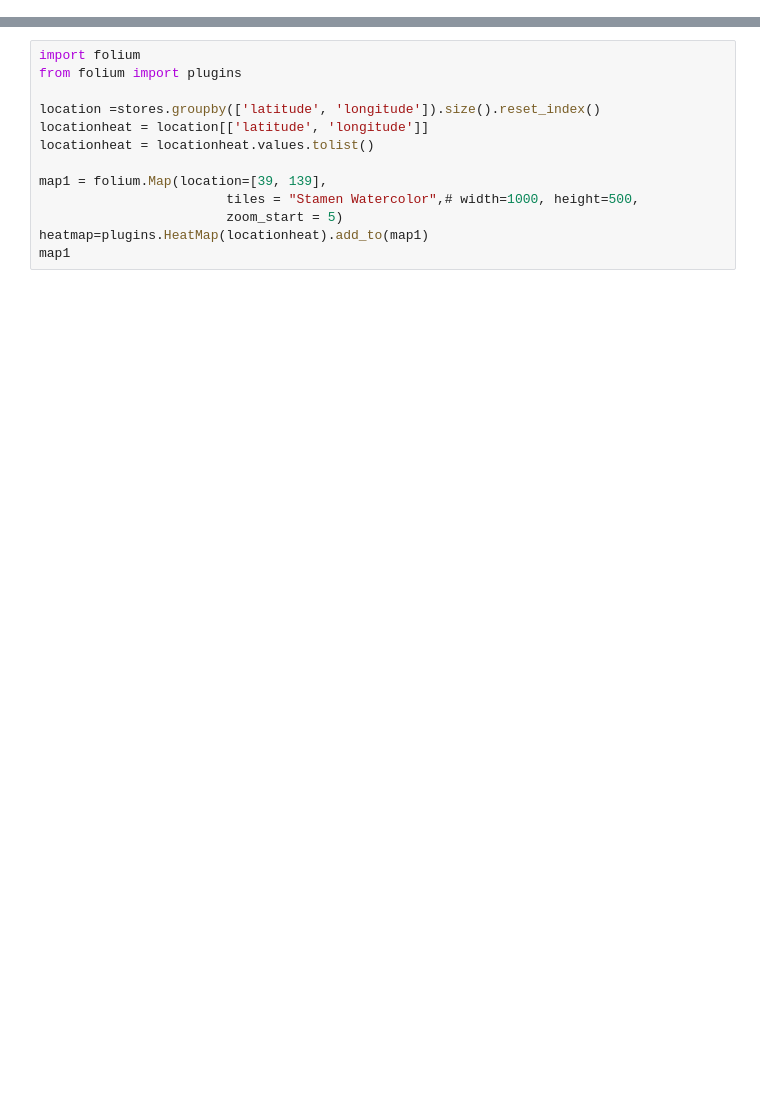
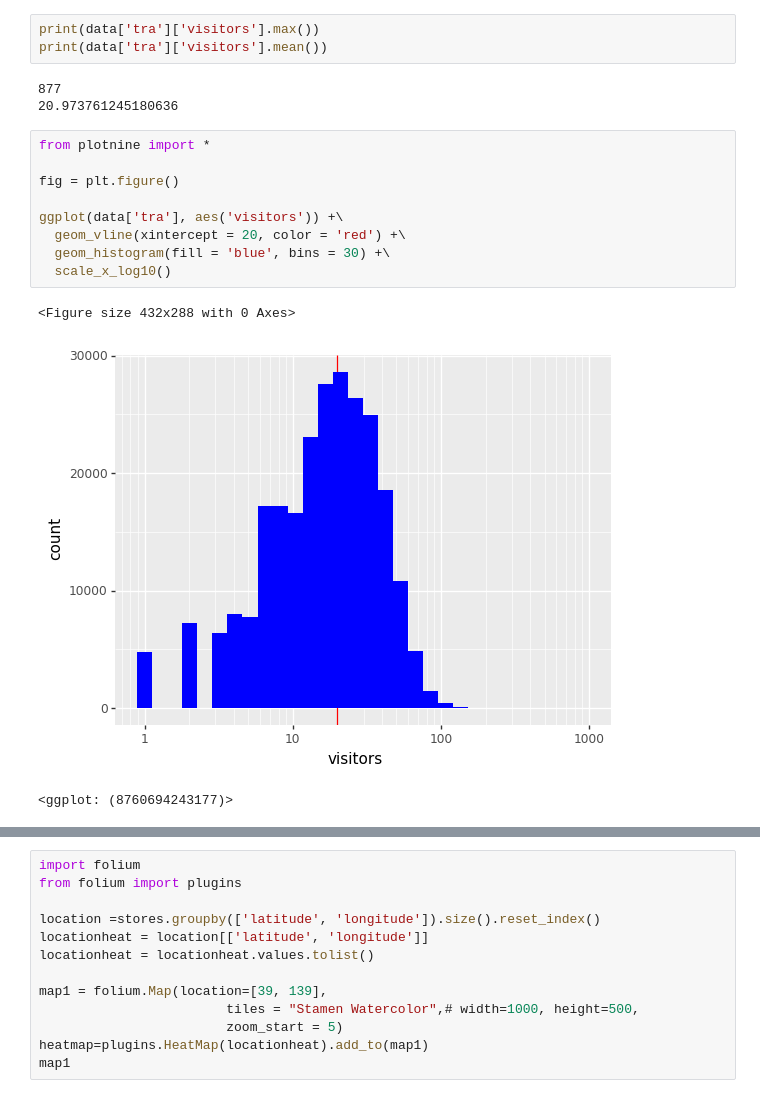
Before and after one commit to rinrin528/AIFFEL-1st-Hackathon, a Jupyter notebook: EDA/EDA통합본.ipynb, the cells around one changed output, grey strips where cells are left out. Drawn from its saved outputs; the diff is of its cells as text; blank space fills up the shorter version.

```diff
--- a/EDA/EDA통합본.ipynb
+++ b/EDA/EDA통합본.ipynb
@@ -284,0 +199,19 @@ Text(0.5, 1.0, 'Visitors')
+# %%
+print(data['tra']['visitors'].max())
+print(data['tra']['visitors'].mean())
+# %% [output]
+877
+20.973761245180636
+# %%
+from plotnine import *
+
+fig = plt.figure()
+
+ggplot(data['tra'], aes('visitors')) +\
+  geom_vline(xintercept = 20, color = 'red') +\
+  geom_histogram(fill = 'blue', bins = 30) +\
+  scale_x_log10()
+# %% [output]
+<Figure size 432x288 with 0 Axes>
+[figure, added]
+<ggplot: (8760694243177)>
```
Also changed, not shown: parts of 149 cells of this notebook.
